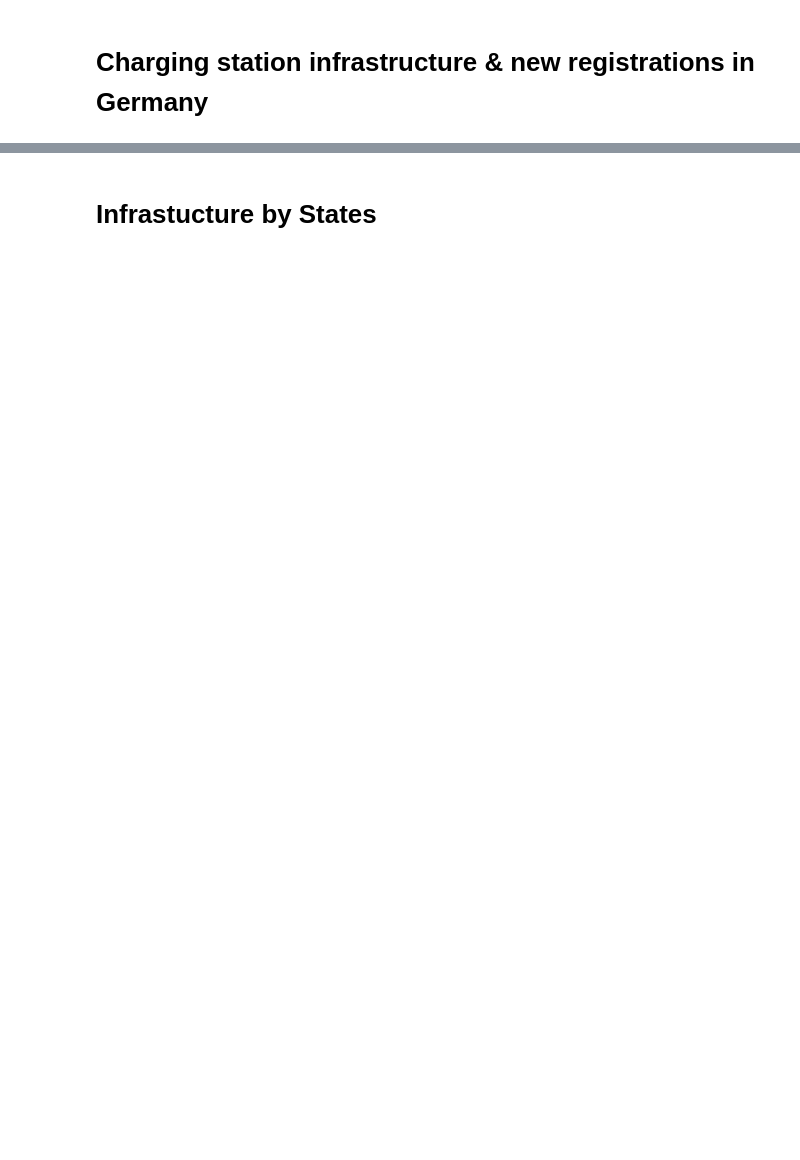
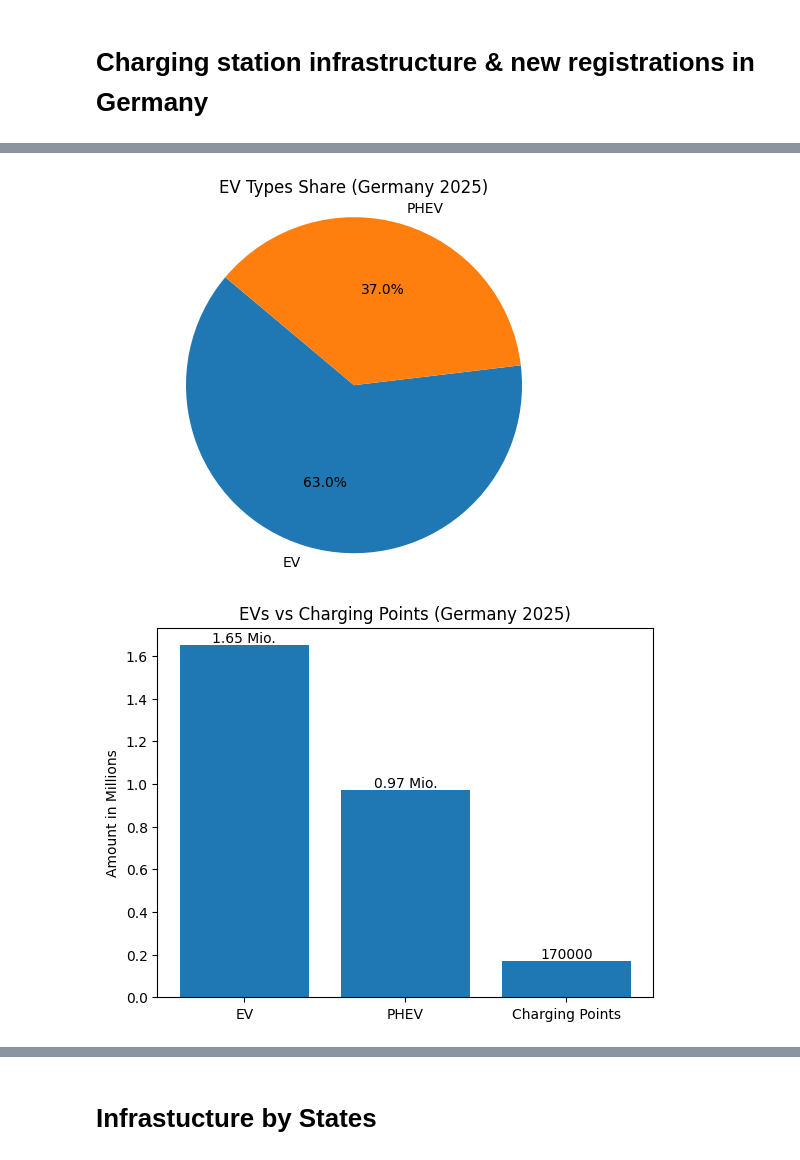
Before and after one commit to Florian-Robrecht/da-project, a Jupyter notebook: Group_Intro2DA.ipynb, the cells around one changed output, grey strips where cells are left out. Cells and saved outputs as stored; diff of their text form; code cells hidden in the pictures; blank space fills up the shorter version.

```diff
--- a/Group_Intro2DA.ipynb
+++ b/Group_Intro2DA.ipynb
@@ -20,7 +19,7 @@ ModuleNotFoundError: No module named 'matplotlib'
 # %%
 #Data from Statista
 
-worldwide = pd.read_excel("datasets/statistic_id1220664_absatz-von-elektroautos-weltweit-nach-laendern-2024.xlsx")
+worldwide = pd.read_excel("statistic_id1220664_absatz-von-elektroautos-weltweit-nach-laendern-2024.xlsx")
 
 country_translation = {
     'Deutschland': 'Germany', 'Vereinigtes Königreich': 'United Kingdom',
@@ -97,48 +128,48 @@ current_data = {
     'Anzahl_Mio': [1.65, 0.97, 2.62],
     'Anteil_Prozent': [63.0, 37.0, 100.0]
 }
-charging_stations_total = 170000
-vehicles_per_station = (current_data['Anzahl_Mio'][2] * 1000000) / charging_stations_total
+charging_points_total = 170000
+vehicles_per_points = (current_data['Anzahl_Mio'][2] * 1000000) / charging_points_total
 eu_recommendation_ratio = 10
 
 plt.figure()
 labels = [current_data['Fahrzeugtyp'][0], current_data['Fahrzeugtyp'][1]]
 sizes = [current_data['Anteil_Prozent'][0], current_data['Anteil_Prozent'][1]]
-colors = ['blue', 'red']
-plt.pie(sizes, labels=labels, colors=colors, autopct='%1.1f%%', startangle=140)
+plt.pie(sizes, labels=labels, autopct='%1.1f%%', startangle=140)
 plt.title('EV Types Share (Germany 2025)')
 plt.axis('equal')
 
 plt.figure()
 categories = ['EV', 'PHEV', 'Charging Points']
-values_mio = [current_data['Anzahl_Mio'][0], current_data['Anzahl_Mio'][1], charging_stations_total / 1000000]
-bar_colors = ['blue', 'red', 'orange']
-bars = plt.bar(categories, values_mio, color=bar_colors)
+values_mio = [current_data['Anzahl_Mio'][0], current_data['Anzahl_Mio'][1], charging_points_total / 1000000]
+bars = plt.bar(categories, values_mio)
 
 for bar, cat in zip(bars, categories):
     yval = bar.get_height()
     if "Points" in cat:
-         label_text = str(charging_stations_total)
+         label_text = str(charging_points_total)
          unit = ''
     else:
          label_text = str(round(yval, 2))
          unit = ' Mio.'
     plt.text(bar.get_x() + bar.get_width()/2, yval, label_text + unit, ha='center', va='bottom')
 
 plt.ylabel('Amount in Millions')
 plt.title('EVs vs Charging Points (Germany 2025)')
 
 plt.figure()
 ratio_categories = ['Current (GER)', 'EU Goal']
-ratio_values = [vehicles_per_station, eu_recommendation_ratio]
-ratio_colors = ['orange', 'green']
-bars_ratio = plt.bar(ratio_categories, ratio_values, color=ratio_colors, width=0.5)
+ratio_values = [vehicles_per_points, eu_recommendation_ratio]
+bars_ratio = plt.bar(ratio_categories, ratio_values, width=0.5)
 
 for bar in bars_ratio:
     yval = bar.get_height()
     plt.text(bar.get_x() + bar.get_width()/2, yval, str(round(yval, 1)), ha='center', va='bottom')
 
 plt.ylabel('Vehicles per Charging Point')
 plt.title('Vehicle/Point Ratio (GER vs EU Goal)')
 
 plt.show()
+# %% [output]
+[figure, added]
+[figure, added]
```
Also changed, not shown: parts of 35 cells of this notebook.
